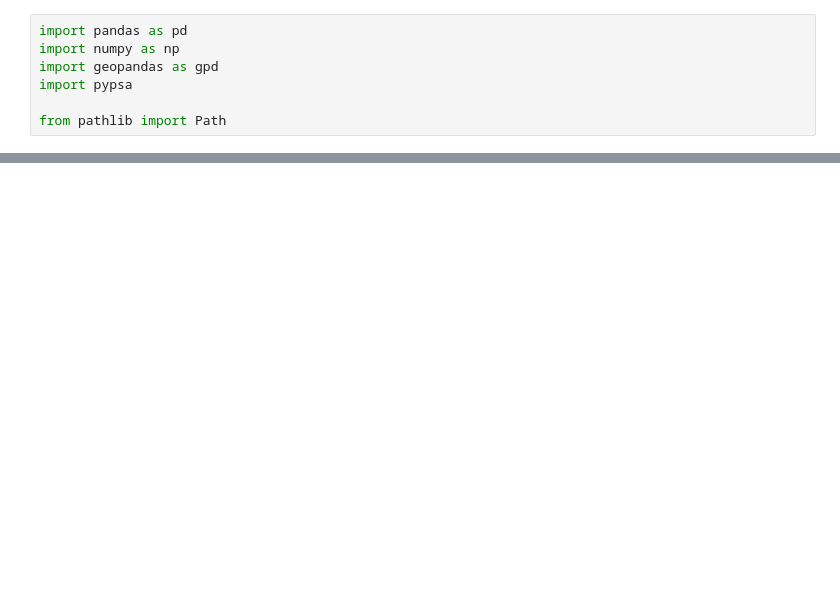
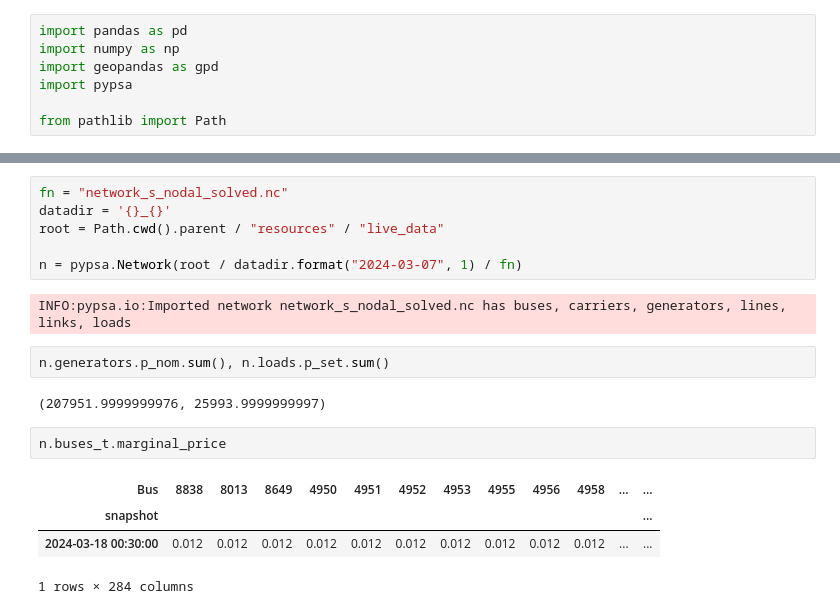
Before and after one commit to LukasFrankenQ/LMP, a Jupyter notebook: notebooks/get_output_data.ipynb, the cells around one changed output, grey strips where cells are left out. Cells and saved outputs as stored; diff of their text form; blank space fills up the shorter version.

```diff
--- a/notebooks/get_output_data.ipynb
+++ b/notebooks/get_output_data.ipynb
@@ -84,0 +101,19 @@ INFO:pypsa.io:Imported network network_s_nodal_solved.nc has buses, carriers, ge
+# %%
+fn = "network_s_nodal_solved.nc"
+datadir = '{}_{}'
+root = Path.cwd().parent / "resources" / "live_data"
+
+n = pypsa.Network(root / datadir.format("2024-03-07", 1) / fn)
+# %% [output]
+INFO:pypsa.io:Imported network network_s_nodal_solved.nc has buses, carriers, generators, lines, links, loads
+# %%
+n.generators.p_nom.sum(), n.loads.p_set.sum()
+# %% [output]
+(207951.9999999976, 25993.9999999997)
+# %%
+n.buses_t.marginal_price
+# %% [output]
+| Bus | 8838 | 8013 | 8649 | 4950 | 4951 | 4952 | 4953 | 4955 | 4956 | 4958 | ... | ... |
+| snapshot |  |  |  |  |  |  |  |  |  |  |  | ... |
+| 2024-03-18 00:30:00 | 0.012 | 0.012 | 0.012 | 0.012 | 0.012 | 0.012 | 0.012 | 0.012 | 0.012 | 0.012 | ... | ... |
+1 rows × 284 columns
```
Also changed, not shown: parts of 8 cells of this notebook, 1 other file.
